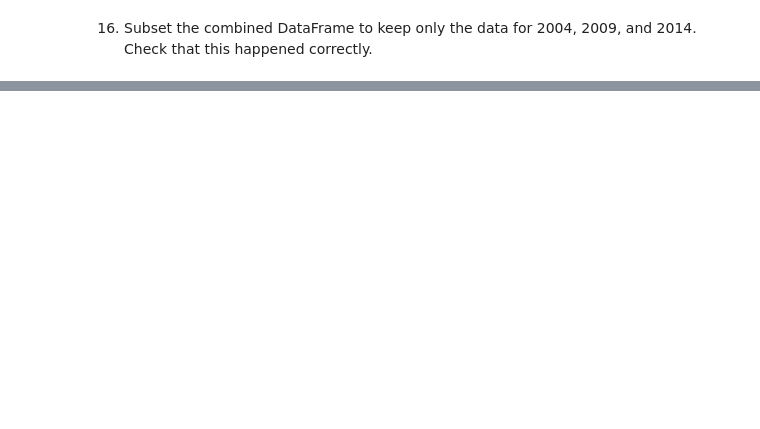
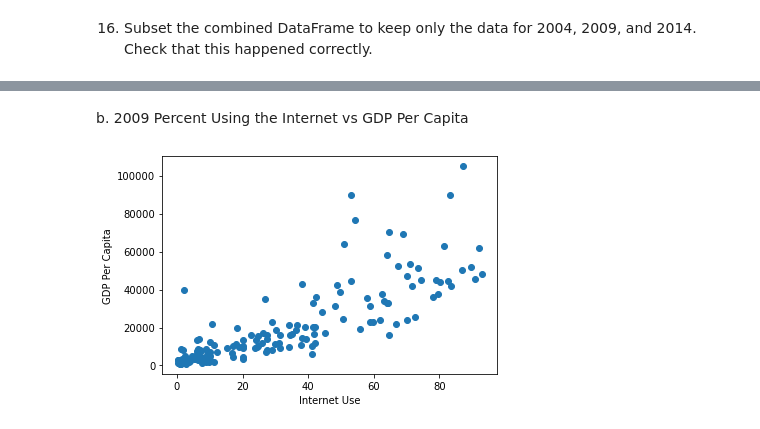
Before and after one commit to JasonCarless/gdp-and-internet-usage-JasonCarless, a Jupyter notebook: Notebook/notebook.ipynb, the cells around one changed output, grey strips where cells are left out. Drawn from its saved outputs; the diff is of its cells as text; code cells hidden in the pictures; blank space fills up the shorter version.

```diff
--- a/Notebook/notebook.ipynb
+++ b/Notebook/notebook.ipynb
@@ -176,0 +218,2 @@ print(gdp_and_internet_use)
+# %%
+data_2009 = gdp_and_internet_use[gdp_and_internet_use['Year'] == 2009]
@@ -176,0 +279,9 @@ print(gdp_and_internet_use)
+# %% [markdown]
+b. 2009 Percent Using the Internet vs GDP Per Capita
+# %%
+plt.scatter(data_2009['Internet_Users_Pct'], data_2009['GDP_Per_Capita'])
+plt.xlabel("Internet Use")
+plt.ylabel("GDP Per Capita")
+plt.show()
+# %% [output]
+[figure, added]
```
Also changed, not shown: parts of 33 cells of this notebook.
